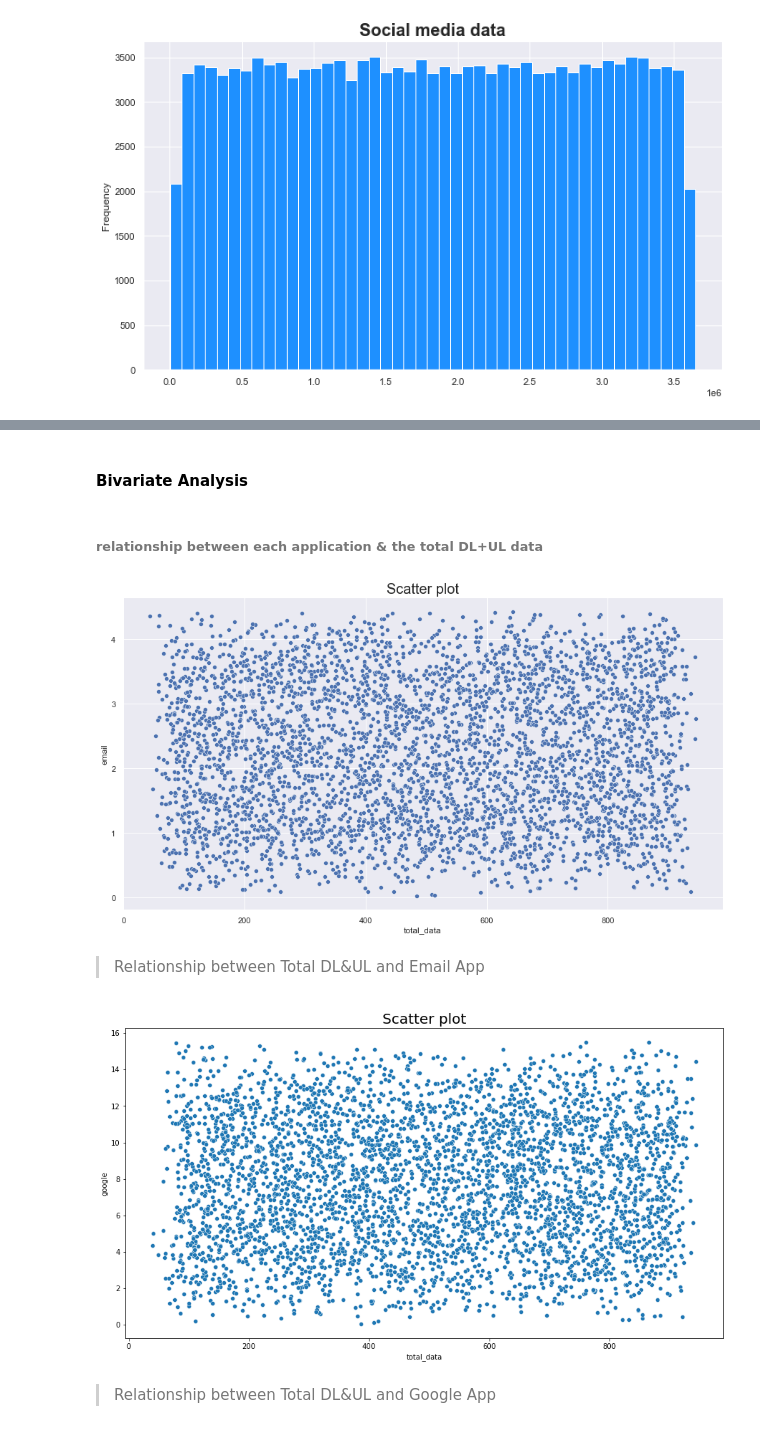
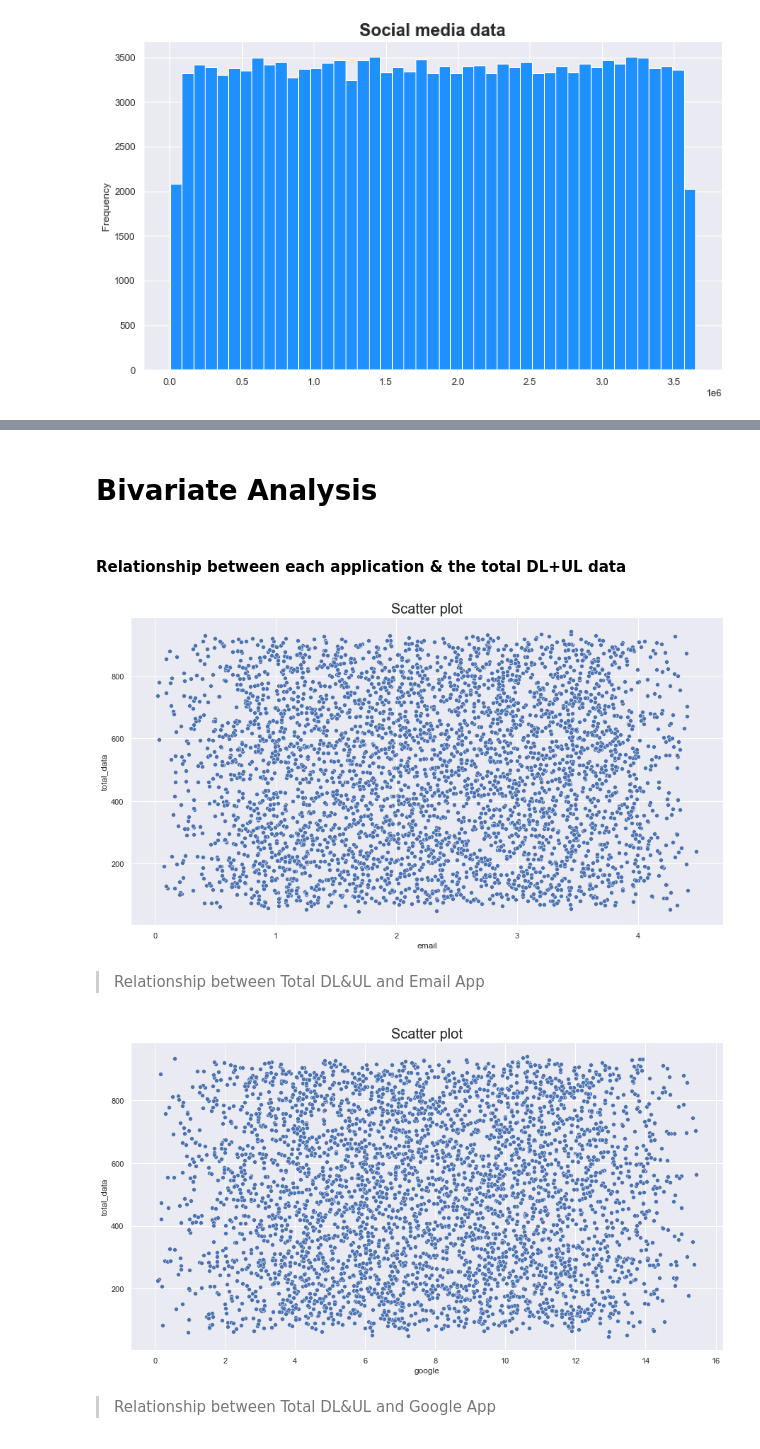
Before and after one commit to Melak2017/Telecommunication-Data-Analysis, a Jupyter notebook: Jup_Notebooks/Data_Exploration.ipynb, the cells around one changed output, grey strips where cells are left out. Cells and saved outputs as stored; diff of their text form; code cells hidden in the pictures.

```diff
--- a/Jup_Notebooks/Data_Exploration.ipynb
+++ b/Jup_Notebooks/Data_Exploration.ipynb
@@ -273,25 +277,25 @@ plt.show()
 # %% [markdown]
-#### Bivariate Analysis
+# Bivariate Analysis
 # %% [markdown]
-###### relationship between each application & the total DL+UL data
+#### Relationship between each application & the total DL+UL data
 # %%
 df_sample= df.sample(4000)
 plt.figure(figsize=(15, 8))
-sns.scatterplot(data = df_sample, x='total_data', y='email',)
+sns.scatterplot(data = df_sample, x='email', y='total_data')
 plt.title('Scatter plot', size=20)
 plt.show()
 # %% [output]
-[figure, old version]
+[figure, new version]
 # %% [markdown]
 > Relationship between Total DL&UL and Email App
 # %%
 df_sample= df.sample(4000)
 plt.figure(figsize=(15, 8))
-sns.scatterplot(data = df_sample, x='total_data', y='google',)
+sns.scatterplot(data = df_sample, x='google', y='total_data')
 plt.title('Scatter plot', size=20)
 plt.show()
 # %% [output]
-[figure, old version]
+[figure, new version]
 # %% [markdown]
 > Relationship between Total DL&UL and Google App
 # %%
```
Also changed, not shown: parts of 9 cells of this notebook.
